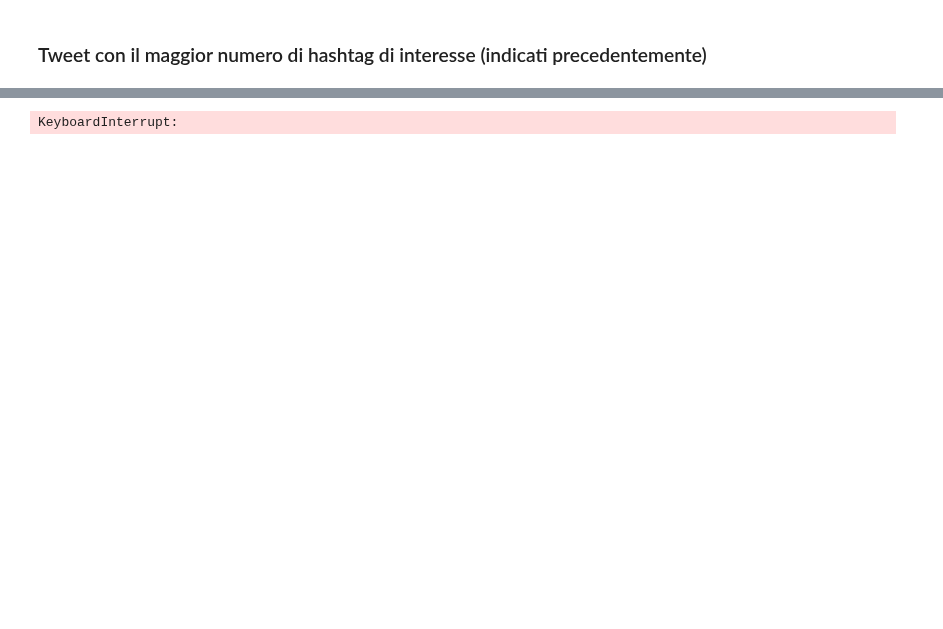
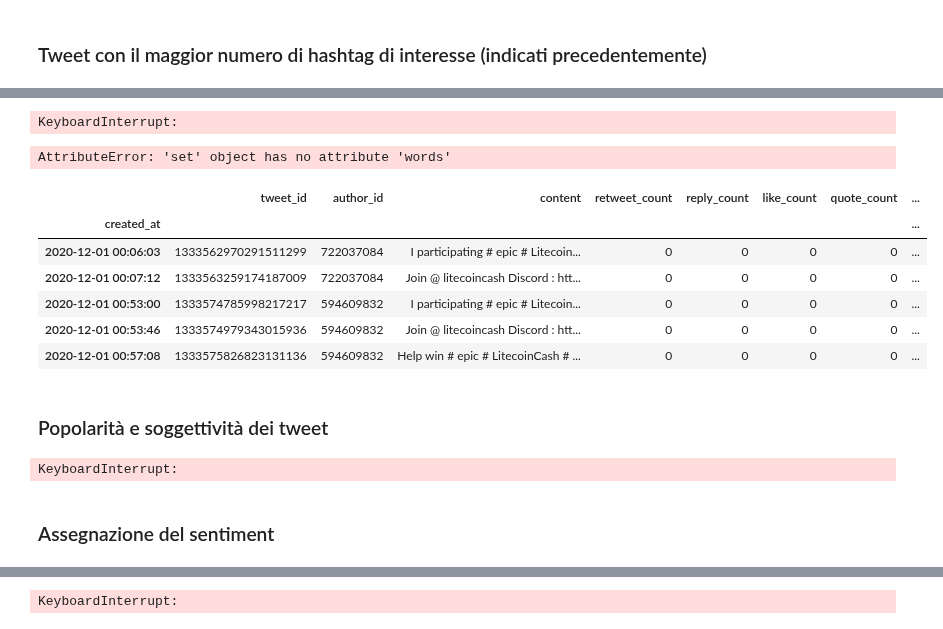
Before and after one commit to riccardospini98/Blockchain, a Jupyter notebook: tweet_SA.ipynb, the cells around one changed output, grey strips where cells are left out. Cells and saved outputs as stored; diff of their text form; code cells hidden in the pictures; blank space fills up the shorter version.

```diff
--- a/tweet_SA.ipynb
+++ b/tweet_SA.ipynb
@@ -535,0 +633,23 @@ Number of authors with the maximum number of interest hashtags: 1
+# %%
+# Tokenizzazione per dividere il testo in parole per poterle analizzare singolarmente
+tweets_df_final_clean['content'] = tweets_df_final_clean.apply(lambda row: word_tokenize(row['content']), axis=1)
+tweets_df_final_clean.head()
+# %% [output]
+KeyboardInterrupt:
+# %%
+# Rimozione delle stopwords
+stopwords = set(stopwords.words('english'))
+tweets_df_final_clean['content'] = tweets_df_final_clean.apply(lambda row: (" ".join([word for word in row['content'] if word not in stop_words])),axis=1)
+# %% [output]
+AttributeError: 'set' object has no attribute 'words'
+# %%
+# DA UNIRE ALLA CELLA SOPRA
+tweets_df_final_clean.head()
+# %% [output]
+|  | tweet_id | author_id | content | retweet_count | reply_count | like_count | quote_count | ... |
+| created_at |  |  |  |  |  |  |  | ... |
+| 2020-12-01 00:06:03 | 1333562970291511299 | 722037084 | I participating # epic # Litecoin... | 0 | 0 | 0 | 0 | ... |
+| 2020-12-01 00:07:12 | 1333563259174187009 | 722037084 | Join @ litecoincash Discord : htt... | 0 | 0 | 0 | 0 | ... |
+| 2020-12-01 00:53:00 | 1333574785998217217 | 594609832 | I participating # epic # Litecoin... | 0 | 0 | 0 | 0 | ... |
+| 2020-12-01 00:53:46 | 1333574979343015936 | 594609832 | Join @ litecoincash Discord : htt... | 0 | 0 | 0 | 0 | ... |
+| 2020-12-01 00:57:08 | 1333575826823131136 | 594609832 | Help win # epic # LitecoinCash # ... | 0 | 0 | 0 | 0 | ... |
@@ -535,0 +660,13 @@ Number of authors with the maximum number of interest hashtags: 1
+# %% [markdown]
+### Popolarità e soggettività dei tweet ###
+# %%
+# Calcola la popolarità e la soggettività di ciascun tweet
+tweets_df_final_clean[['polarity', 'subjectivity']] = tweets_df_final_clean['content'].apply(lambda Text: pd.Series(TextBlob(Text).sentiment))
+
+# Rinomina il df per la sentiment analysis
+tweets_df_sentiment = tweets_df_final_clean.copy()
+tweets_df_sentiment.head()
+# %% [output]
+KeyboardInterrupt:
+# %% [markdown]
+### Assegnazione del sentiment
```
Also changed, not shown: parts of 26 cells of this notebook.
